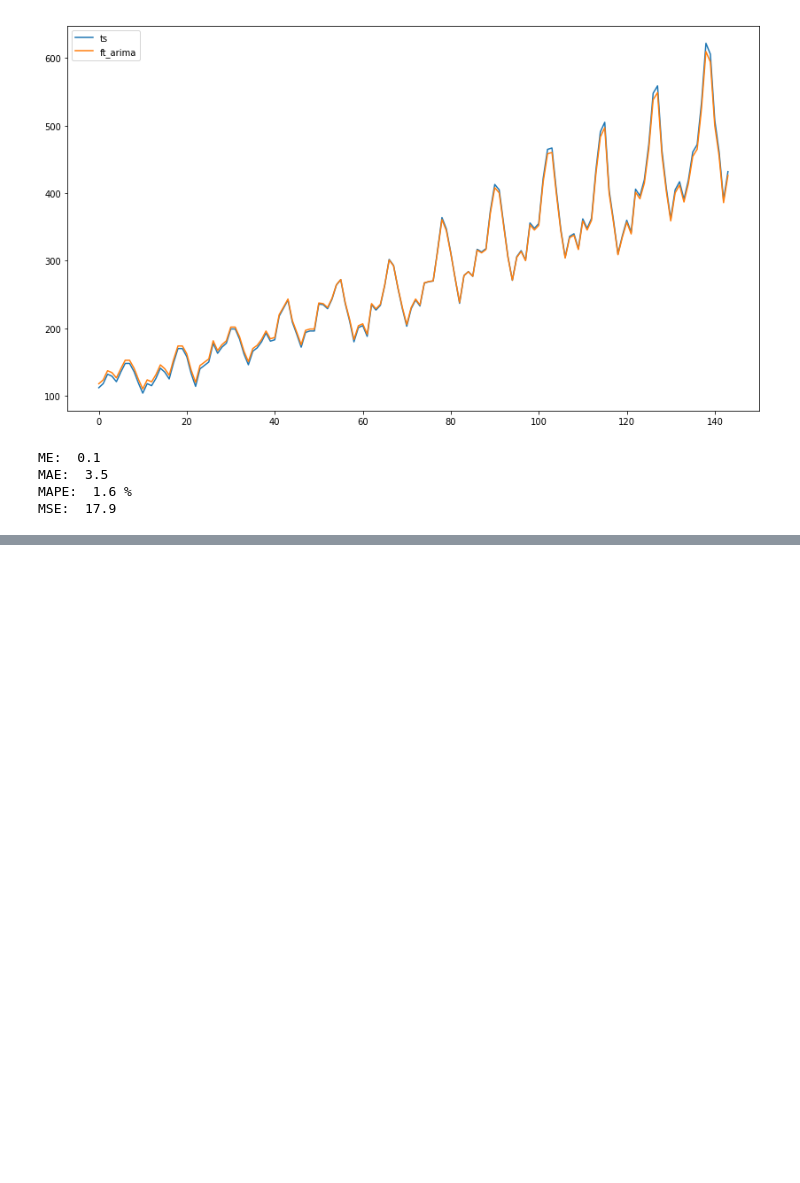
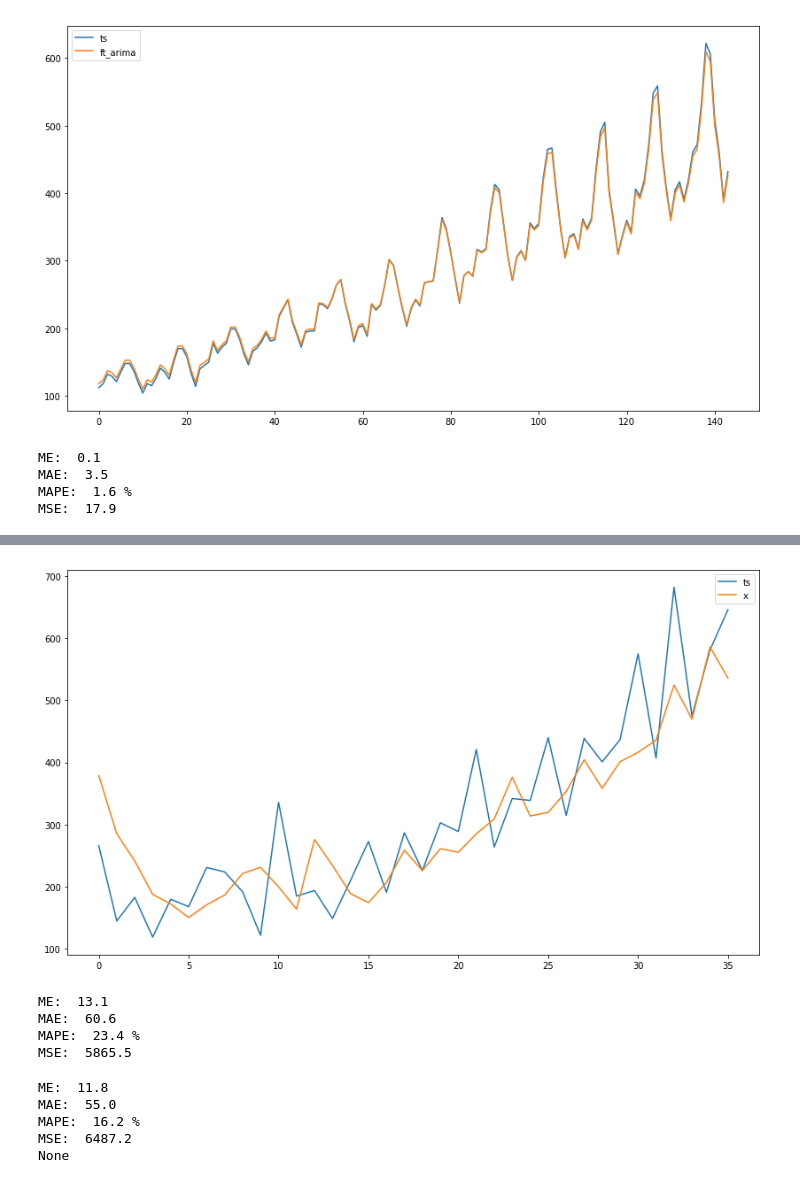
Before and after one commit to ropinotex/forecasting, a Jupyter notebook: Forecasting.ipynb, the cells around one changed output, grey strips where cells are left out. Cells and saved outputs as stored; diff of their text form; code cells hidden in the pictures; blank space fills up the shorter version.

```diff
--- a/Forecasting.ipynb
+++ b/Forecasting.ipynb
@@ -329,0 +342,2 @@ MSE:  17.9
+# %%
+f.fit_arima(ts, range(5), range(4), range(4))
@@ -329,0 +362,24 @@ MSE:  17.9
+# %%
+ts =f.data(5)
+x = f.arima(ts, p=5, d=0, q=0)
+# %%
+f.plot(ts=ts, x = x)
+# %% [output]
+[figure, added]
+# %%
+f.kpi(ts, x)
+# %% [output]
+ME:  13.1
+MAE:  60.6
+MAPE:  23.4 %
+MSE:  5865.5
+# %%
+ts =f.data(5)
+x = f.forecast(ts, trend='mul', seasonal='add', seasonal_periods=12)
+print(f.kpi(ts, x))
+# %% [output]
+ME:  11.8
+MAE:  55.0
+MAPE:  16.2 %
+MSE:  6487.2
+None
```
Also changed, not shown: parts of 15 cells of this notebook, 1 other file.
